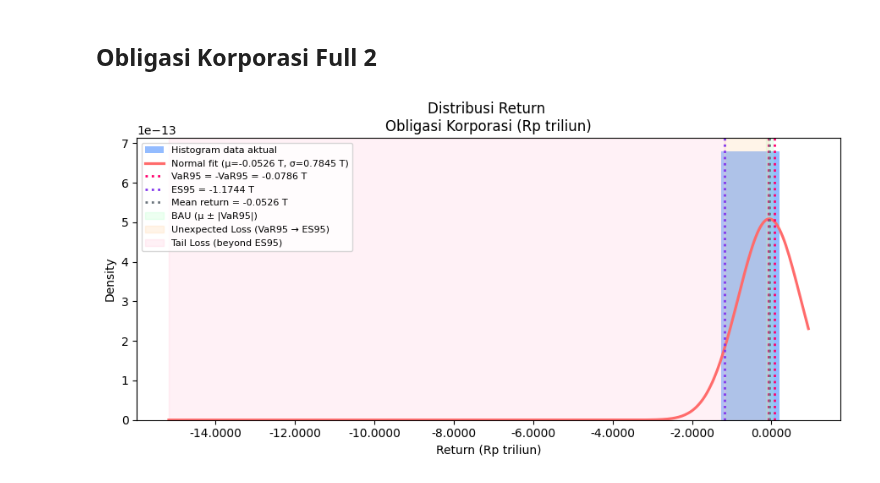
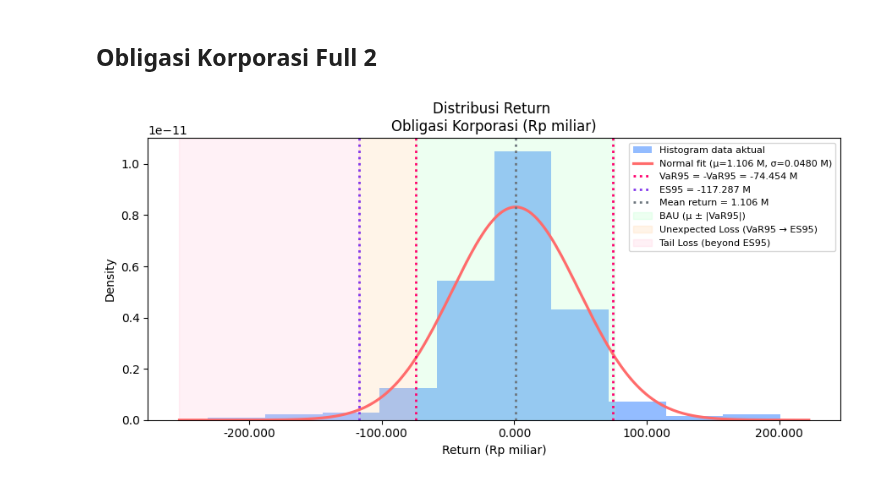
Before and after one commit to iqbaltanjung97/VaR, a Jupyter notebook: visual_VaR_R1.ipynb, the cells around one changed output. Cells and saved outputs as stored; diff of their text form; code cells hidden in the pictures.

Commit message:
vis obl korp

```diff
--- a/visual_VaR_R1.ipynb
+++ b/visual_VaR_R1.ipynb
@@ -1135,7 +1135,7 @@ from scipy.stats import norm
 # 1. DATA & SETTINGS
 # =========================
 
-file_path = "PL_Obl.Korp_full.xlsx"      # ganti sesuai file
+file_path = "PL_Obl.Korp_full2.xlsx"      # ganti sesuai file
 df = pd.read_excel(file_path)
 
 ASSET_COL  = "Profit/Loss"               # ganti dengan nama kolom PL
@@ -1167,11 +1167,11 @@ ES95_pl = -ES95_loss
 # 3. FORMAT Rp TRILIUN
 # =========================
 
-def triliun_number(x: float) -> str:
-    """Konversi rupiah ke 'Rp triliun' (dalam string, 4 desimal)."""
-    return f"{x / 1e12:,.4f}"
+def miliar_number(x: float) -> str:
+    """Konversi rupiah ke 'Rp miliar' (dalam string, 3 desimal)."""
+    return f"{x / 1e9:,.3f}"
 
-axis_fmt = FuncFormatter(lambda val, pos: triliun_number(val))
+axis_fmt = FuncFormatter(lambda val, pos: miliar_number(val))
 
 # =========================
 # 4. PALET WARNA
@@ -1213,14 +1213,14 @@ ax.hist(series,
 ax.plot(x, y,
         linewidth=2.3,
         color=fit_color,
-        label=f"Normal fit (μ={triliun_number(mu)} T, σ={triliun_number(sigma)} T)")
+        label=f"Normal fit (μ={miliar_number(mu)} M, σ={triliun_number(sigma)} M)")
 
 # Garis VaR95
 ax.axvline(q05,
            linestyle=":",
            linewidth=2,
            color=var_color,
-           label=f"VaR95 = -VaR95 = {triliun_number(q05)} T")
+           label=f"VaR95 = -VaR95 = {miliar_number(q05)} M")
 
 # Garis -VaR95
 ax.axvline(-q05,
@@ -1233,14 +1233,14 @@ ax.axvline(ES95_pl,
            linestyle=":",
            linewidth=2,
            color=es_color,
-           label=f"ES95 = {triliun_number(ES95_pl)} T")
+           label=f"ES95 = {miliar_number(ES95_pl)} M")
 
 # Garis Mean
 ax.axvline(mu,
            linestyle=":",
            linewidth=2,
            color=mean_color,
-           label=f"Mean return = {triliun_number(mu)} T")
+           label=f"Mean return = {miliar_number(mu)} M")
 
 # === ZONA BAU: μ ± |VaR95| (business-as-usual) ===
 var_width = abs(q05)
@@ -1249,34 +1249,34 @@ bau_right = mu + var_width
 ax.axvspan(bau_left, bau_right,
            alpha=0.20,
            color=bau_color,
            label="BAU (μ ± |VaR95|)")
 
 # === ZONA UL: dari VaR95 ke ES95 ===
 ul_left  = ES95_pl
 ul_right = q05
 ax.axvspan(ul_left, ul_right,
            alpha=0.25,
            color=ul_color,
            label="Unexpected Loss (VaR95 → ES95)")
 
 # === ZONA TAIL LOSS: dari ES95 ke arah kerugian yang lebih dalam ===
 # (diasumsikan tail kerugian di sisi kiri, ES95_pl < q05 < mu)
 tail_left  = pad_left
 tail_right = ES95_pl
 ax.axvspan(tail_left, tail_right,
            alpha=0.25,
            color=tail_color,
            label="Tail Loss (beyond ES95)")
 
-# Sumbu x dalam Rp triliun
+# Sumbu x dalam Rp miliar
 ax.xaxis.set_major_formatter(axis_fmt)
 
-ax.set_title(f"Distribusi Return \n{ASSET_NAME} (Rp triliun)")
-ax.set_xlabel("Return (Rp triliun)")
+ax.set_title(f"Distribusi Return \n{ASSET_NAME} (Rp miliar)")
+ax.set_xlabel("Return (Rp miliar)")
 ax.set_ylabel("Density")
 ax.grid(False)
 ax.legend(fontsize=8, frameon=True)
 plt.tight_layout()
 plt.show()
 # %% [output]
-[figure, old version]
+[figure, new version]
```
